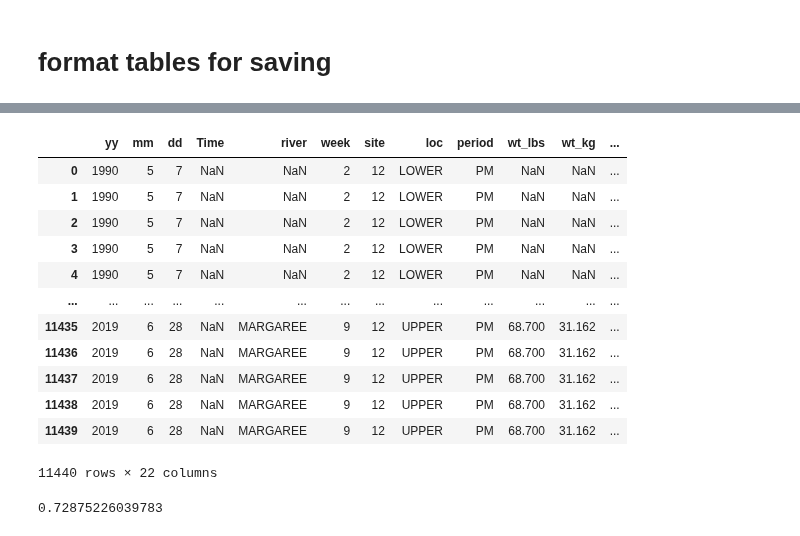
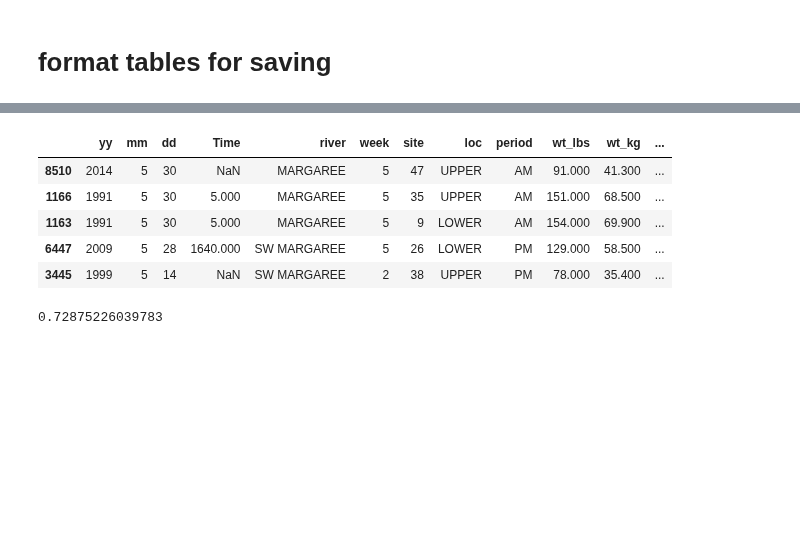
Before and after one commit to dfo-gulf-science/Gaspereau, a Jupyter notebook: 8. Data Wrangling - matching and creating tables.ipynb, the cells around one changed output, grey strips where cells are left out. Cells and saved outputs as stored; diff of their text form; code cells hidden in the pictures; blank space fills up the shorter version.

```diff
--- a/8. Data Wrangling - matching and creating tables.ipynb
+++ b/8. Data Wrangling - matching and creating tables.ipynb
@@ -407,19 +404,12 @@ df_FD
 # %%
-df_LF
+df_LF.sample(5)
 # %% [output]
 |  | yy | mm | dd | Time | river | week | site | loc | period | wt_lbs | wt_kg | ... |
-| 0 | 1990 | 5 | 7 | NaN | NaN | 2 | 12 | LOWER | PM | NaN | NaN | ... |
-| 1 | 1990 | 5 | 7 | NaN | NaN | 2 | 12 | LOWER | PM | NaN | NaN | ... |
-| 2 | 1990 | 5 | 7 | NaN | NaN | 2 | 12 | LOWER | PM | NaN | NaN | ... |
-| 3 | 1990 | 5 | 7 | NaN | NaN | 2 | 12 | LOWER | PM | NaN | NaN | ... |
-| 4 | 1990 | 5 | 7 | NaN | NaN | 2 | 12 | LOWER | PM | NaN | NaN | ... |
-| ... | ... | ... | ... | ... | ... | ... | ... | ... | ... | ... | ... | ... |
-| 11435 | 2019 | 6 | 28 | NaN | MARGAREE | 9 | 12 | UPPER | PM | 68.700 | 31.162 | ... |
-| 11436 | 2019 | 6 | 28 | NaN | MARGAREE | 9 | 12 | UPPER | PM | 68.700 | 31.162 | ... |
-| 11437 | 2019 | 6 | 28 | NaN | MARGAREE | 9 | 12 | UPPER | PM | 68.700 | 31.162 | ... |
-| 11438 | 2019 | 6 | 28 | NaN | MARGAREE | 9 | 12 | UPPER | PM | 68.700 | 31.162 | ... |
-| 11439 | 2019 | 6 | 28 | NaN | MARGAREE | 9 | 12 | UPPER | PM | 68.700 | 31.162 | ... |
+| 8510 | 2014 | 5 | 30 | NaN | MARGAREE | 5 | 47 | UPPER | AM | 91.000 | 41.300 | ... |
+| 1166 | 1991 | 5 | 30 | 5.000 | MARGAREE | 5 | 35 | UPPER | AM | 151.000 | 68.500 | ... |
+| 1163 | 1991 | 5 | 30 | 5.000 | MARGAREE | 5 | 9 | LOWER | AM | 154.000 | 69.900 | ... |
+| 6447 | 2009 | 5 | 28 | 1640.000 | SW MARGAREE | 5 | 26 | LOWER | PM | 129.000 | 58.500 | ... |
+| 3445 | 1999 | 5 | 14 | NaN | SW MARGAREE | 2 | 38 | UPPER | PM | 78.000 | 35.400 | ... |
-11440 rows × 22 columns
 # %%
 # 73% matches from details to length frequencies
 df_FD[df_FD.sample_id.isin(df_LF.id.unique())].sample_id.nunique() / df_FD.sample_id.nunique()
```
Also changed, not shown: parts of 26 cells of this notebook.
